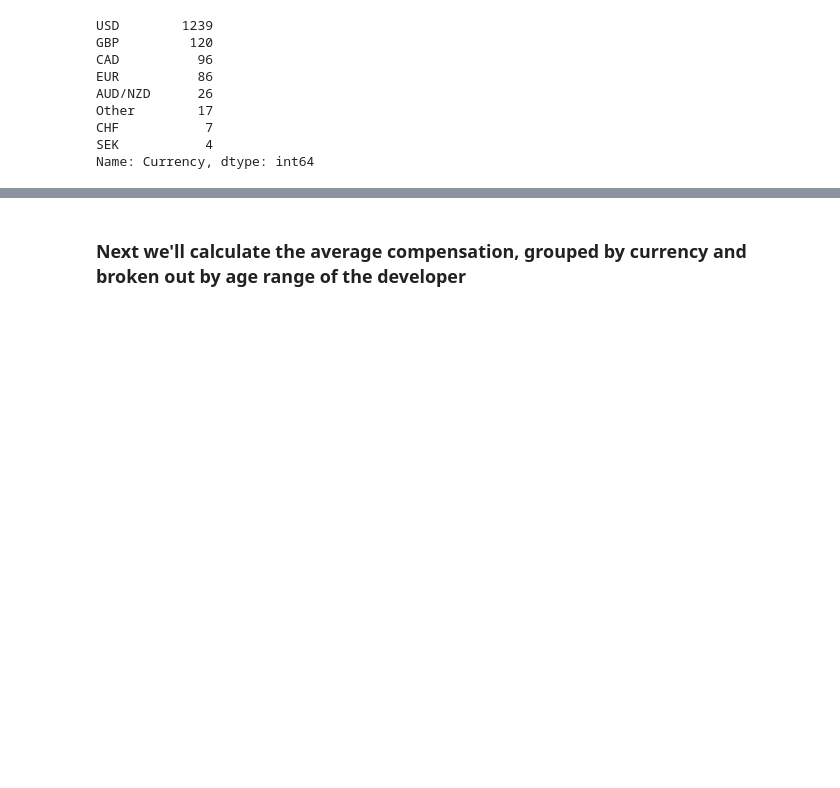
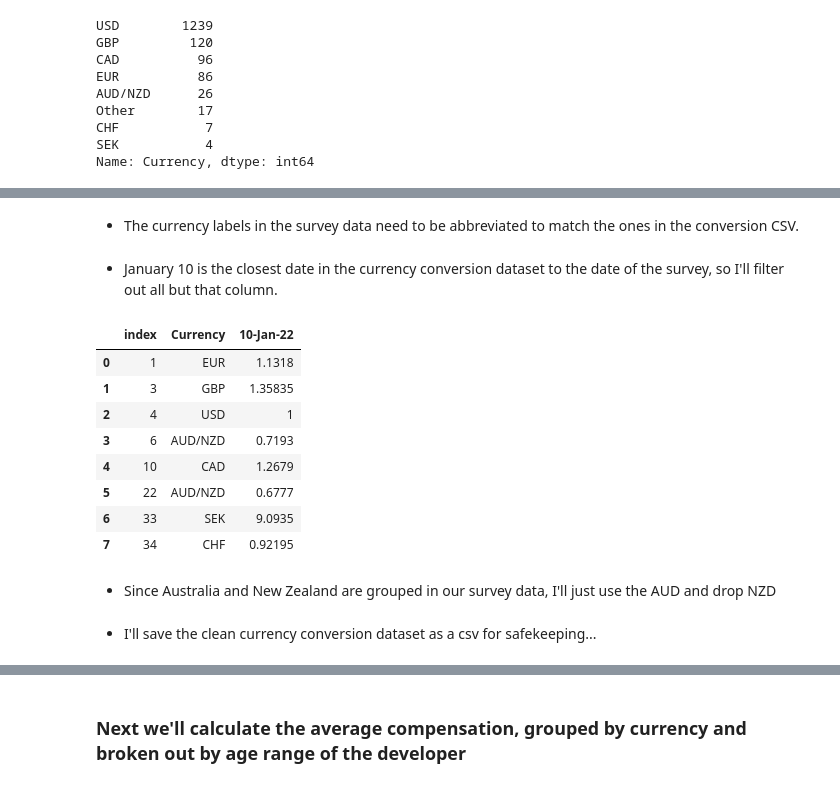
Before and after one commit to JacobTews/preprocessing_and_eda, a Jupyter notebook: preprocessing_and_eda.ipynb, the cells around one changed output, grey strips where cells are left out. Saved outputs shown, nothing was run; the diff lists cells and outputs as text; code cells hidden in the pictures; blank space fills up the shorter version.

Commit message:
finished annotating the cleaning process, moving on to the EDA

```diff
--- a/preprocessing_and_eda.ipynb
+++ b/preprocessing_and_eda.ipynb
@@ -210,6 +196,2 @@ df_sek
 # %%
-df_curr = pd.read_csv("data/currency_converter.csv", header=1, nrows=42)
-df_curr
+df_curr = pd.read_csv('preprocessing_and_eda/data/currency_converter.csv', header=1, nrows=42)
-# %%
-df_curr = df_curr[["Currency", "7-Jan-22", "10-Jan-22", "11-Jan-22"]]
-df_curr
@@ -218,3 +198,5 @@ df_curr["Currency"]
+# %% [markdown]
+* The currency labels in the survey data need to be abbreviated to match the ones in the conversion CSV.
 # %%
 df_curr["Currency"] = df_curr["Currency"].apply(lambda x: "EUR" if "Euro" in str(x) else x)
 df_curr["Currency"] = df_curr["Currency"].apply(lambda x: "USD" if "U.S." in str(x) else x)
@@ -227,3 +208,18 @@ df_curr
+# %% [markdown]
+* January 10 is the closest date in the currency conversion dataset to the date of the survey, so I'll filter out all but that column.
 # %%
 df_curr_conv = df_curr[["Currency", "10-Jan-22"]]
-df_curr_conv
+
+currencies = ["EUR", "USD", "CAD", "GBP", "CHF", "SEK", "AUD/NZD"]
+df_app_curr = df_curr_conv[df_curr_conv["Currency"].isin(currencies)].copy()
+df_app_curr.reset_index()
+# %% [output]
+|  | index | Currency | 10-Jan-22 |
+| 0 | 1 | EUR | 1.1318 |
+| 1 | 3 | GBP | 1.35835 |
+| 2 | 4 | USD | 1 |
+| 3 | 6 | AUD/NZD | 0.7193 |
+| 4 | 10 | CAD | 1.2679 |
+| 5 | 22 | AUD/NZD | 0.6777 |
+| 6 | 33 | SEK | 9.0935 |
+| 7 | 34 | CHF | 0.92195 |
@@ -234,2 +226,4 @@ df_app_curr.reset_index()
+# %% [markdown]
+* Since Australia and New Zealand are grouped in our survey data, I'll just use the AUD and drop NZD
 # %%
 df_app_curr.drop([22], inplace=True)
@@ -237 +230,3 @@ df_app_curr
+# %% [markdown]
+* I'll save the clean currency conversion dataset as a csv for safekeeping...
 # %%
```
Also changed, not shown: parts of 36 cells of this notebook, 6 other files.
